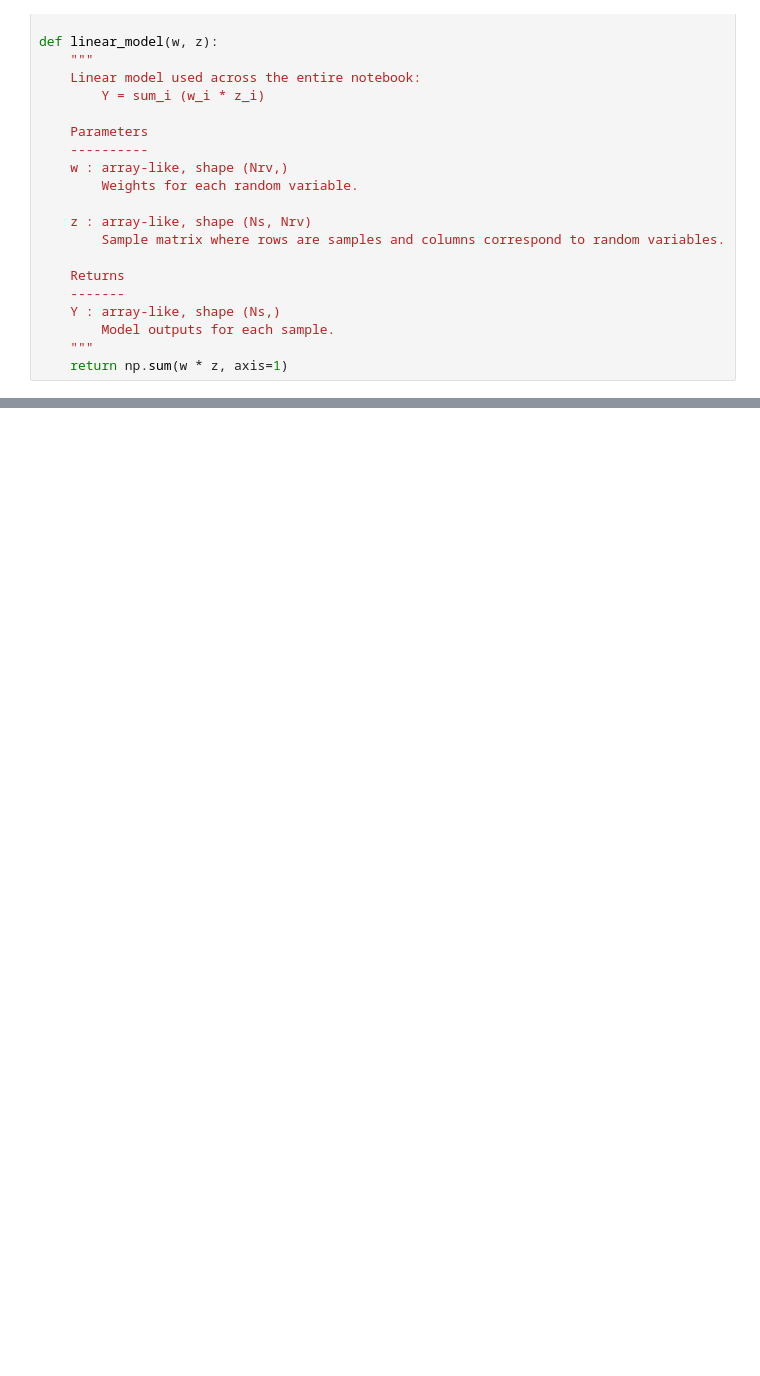
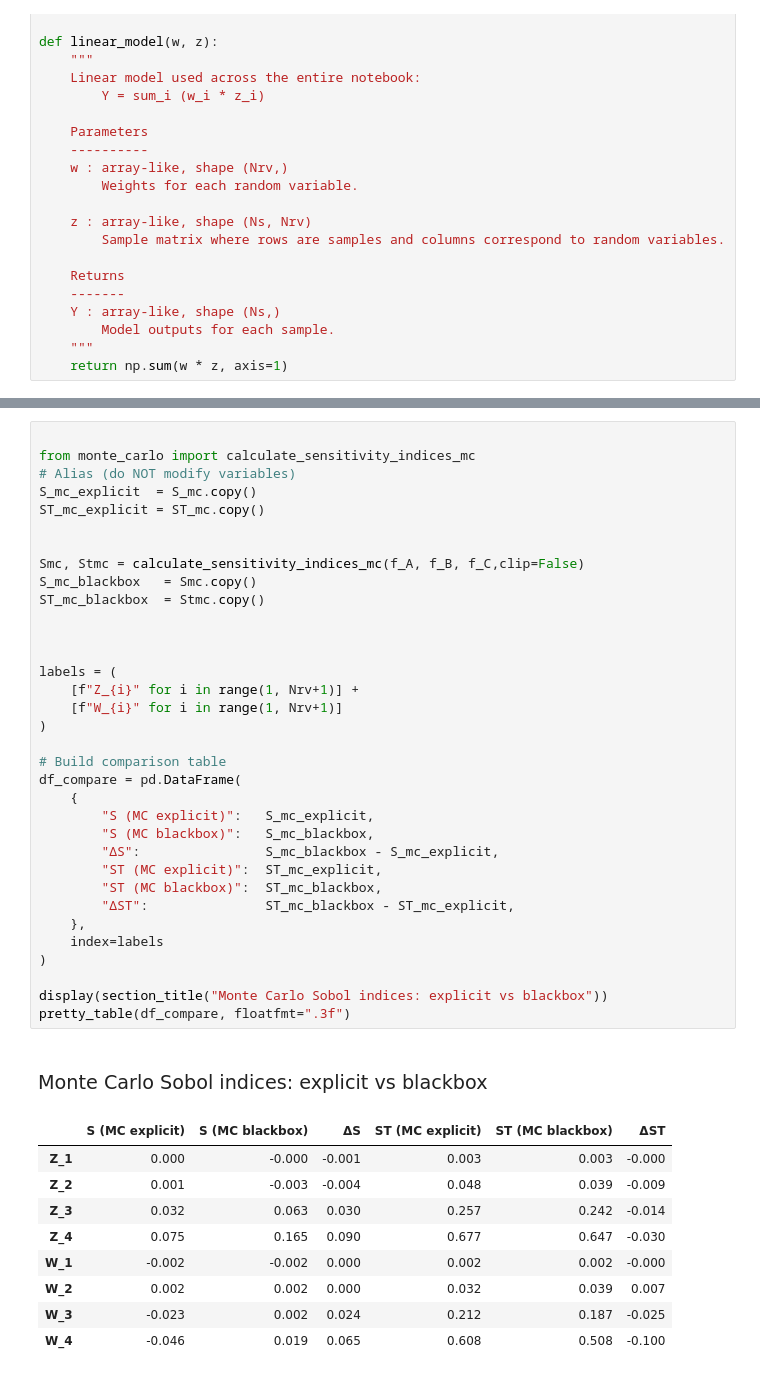
Before and after one commit to lrhgit/uqsa2025, a Jupyter notebook: monte_carlo.ipynb, the cells around one changed output, grey strips where cells are left out. Cells and saved outputs as stored; diff of their text form; blank space fills up the shorter version.

Commit message:
Make Saltelli MC explicit and add comparison with blackbox results

```diff
--- a/monte_carlo.ipynb
+++ b/monte_carlo.ipynb
@@ -355,0 +555,45 @@ Monte Carlo Sobol indices
+# %%
+
+from monte_carlo import calculate_sensitivity_indices_mc
+# Alias (do NOT modify variables)
+S_mc_explicit  = S_mc.copy()
+ST_mc_explicit = ST_mc.copy()
+
+
+Smc, Stmc = calculate_sensitivity_indices_mc(f_A, f_B, f_C,clip=False)
+S_mc_blackbox   = Smc.copy()
+ST_mc_blackbox  = Stmc.copy()
+
+
+
+labels = (
+    [f"Z_{i}" for i in range(1, Nrv+1)] +
+    [f"W_{i}" for i in range(1, Nrv+1)]
+)
+
+# Build comparison table
+df_compare = pd.DataFrame(
+    {
+        "S (MC explicit)":   S_mc_explicit,
+        "S (MC blackbox)":   S_mc_blackbox,
+        "ΔS":                S_mc_blackbox - S_mc_explicit,
+        "ST (MC explicit)":  ST_mc_explicit,
+        "ST (MC blackbox)":  ST_mc_blackbox,
+        "ΔST":               ST_mc_blackbox - ST_mc_explicit,
+    },
+    index=labels
+)
+
+display(section_title("Monte Carlo Sobol indices: explicit vs blackbox"))
+pretty_table(df_compare, floatfmt=".3f")
+# %% [output]
+Monte Carlo Sobol indices: explicit vs blackbox
+|  | S (MC explicit) | S (MC blackbox) | ΔS | ST (MC explicit) | ST (MC blackbox) | ΔST |
+| Z_1 | 0.000 | -0.000 | -0.001 | 0.003 | 0.003 | -0.000 |
+| Z_2 | 0.001 | -0.003 | -0.004 | 0.048 | 0.039 | -0.009 |
+| Z_3 | 0.032 | 0.063 | 0.030 | 0.257 | 0.242 | -0.014 |
+| Z_4 | 0.075 | 0.165 | 0.090 | 0.677 | 0.647 | -0.030 |
+| W_1 | -0.002 | -0.002 | 0.000 | 0.002 | 0.002 | -0.000 |
+| W_2 | 0.002 | 0.002 | 0.000 | 0.032 | 0.039 | 0.007 |
+| W_3 | -0.023 | 0.002 | 0.024 | 0.212 | 0.187 | -0.025 |
+| W_4 | -0.046 | 0.019 | 0.065 | 0.608 | 0.508 | -0.100 |
```
Also changed, not shown: parts of 34 cells of this notebook.
